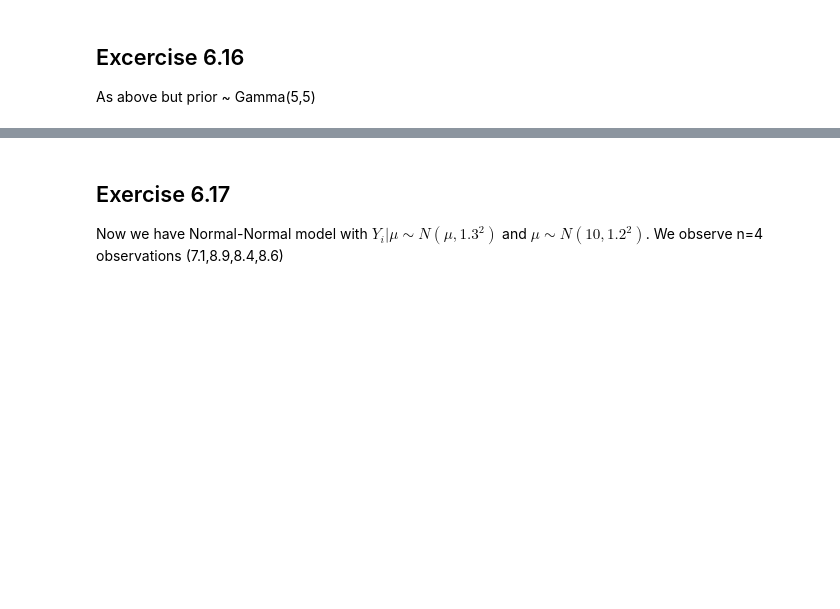
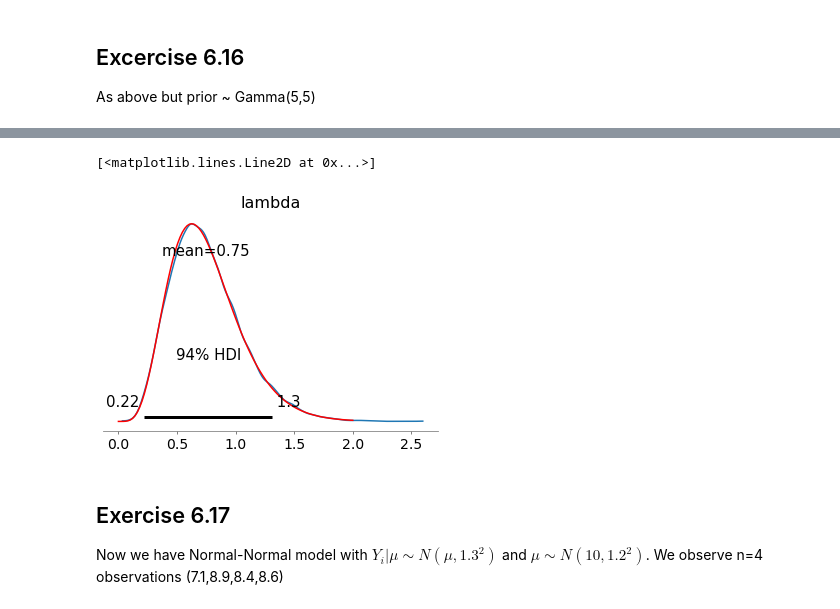
Before and after one commit to DrEntropy/BayesRulesWork, a Jupyter notebook: Chapter6.ipynb, the cells around one changed output, grey strips where cells are left out. Saved outputs shown, nothing was run; the diff lists cells and outputs as text; code cells hidden in the pictures; blank space fills up the shorter version.

```diff
--- a/Chapter6.ipynb
+++ b/Chapter6.ipynb
@@ -203,8 +204,11 @@ az.plot_trace(fit, compact = False)
 # %%
 fig, ax = plt.subplots(1, 1)
-x = np.linspace(0, 6, 100)
+x = np.linspace(0, 2, 100)
 az.plot_posterior(fit,ax=ax)
 ax.plot(x,gamma.pdf(x, 6, scale = (1/8)),'r-')
+# %% [output]
+[<matplotlib.lines.Line2D at 0x...>]
+[figure, added]
 # %% [markdown]
 ## Exercise 6.17
 Now we have Normal-Normal model with $Y_i|\mu \sim N(\mu, 1.3^2)$ and $\mu \sim N(10,1.2^2)$.  We observe n=4 observations (7.1,8.9,8.4,8.6)
```
Also changed, not shown: parts of 8 cells of this notebook.
